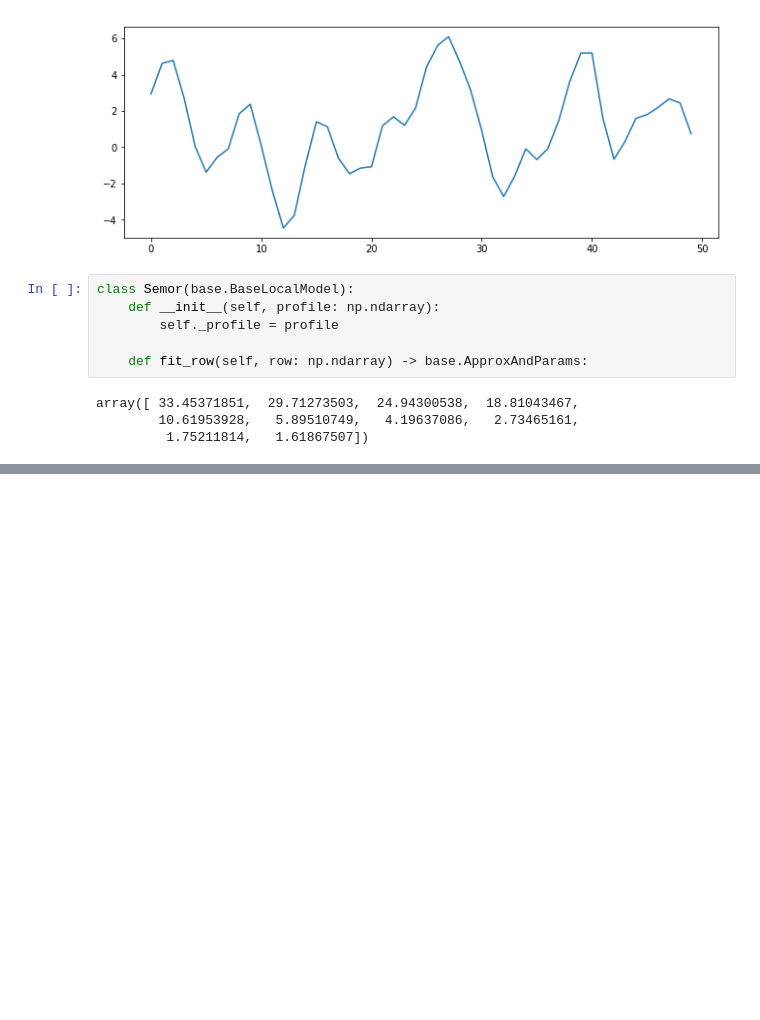
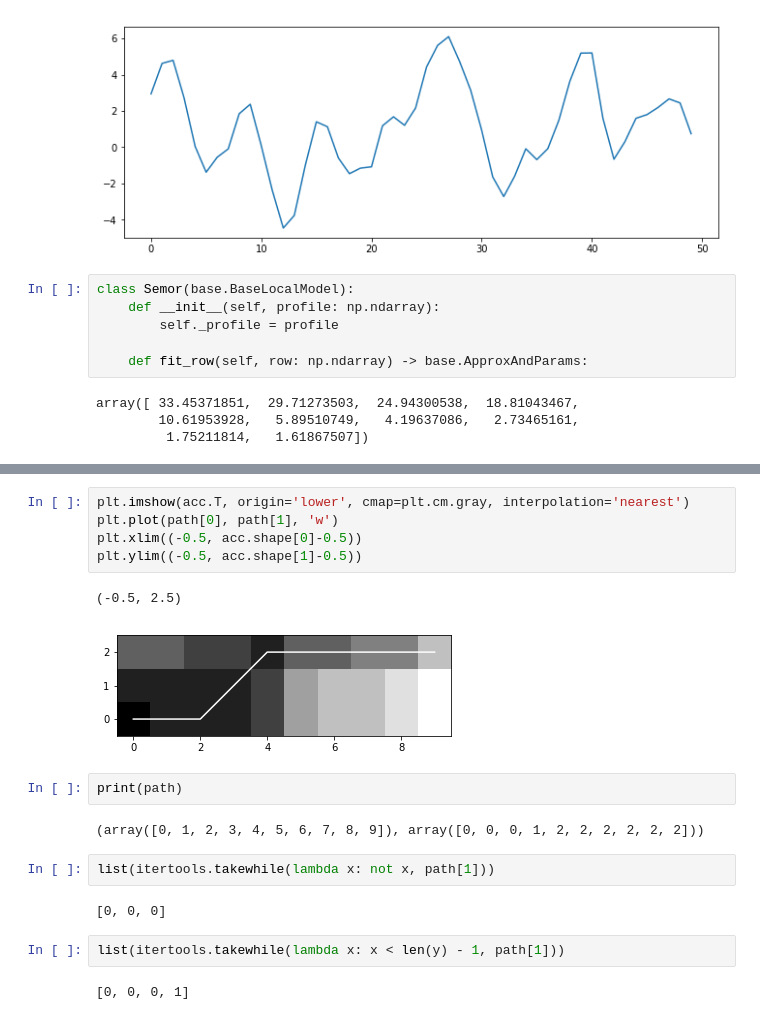
Before and after one commit to Intelligent-Systems-Phystech/BSThesis, a Jupyter notebook: Ivanychev2018/code/sandbox.ipynb, the cells around one changed output, grey strips where cells are left out. Cells and saved outputs as stored; diff of their text form; blank space fills up the shorter version.

```diff
--- a/Ivanychev2018/code/sandbox.ipynb
+++ b/Ivanychev2018/code/sandbox.ipynb
@@ -77,0 +93,20 @@ array([ 33.45371851,  29.71273503,  24.94300538,  18.81043467,
+# %%
+plt.imshow(acc.T, origin='lower', cmap=plt.cm.gray, interpolation='nearest')
+plt.plot(path[0], path[1], 'w')
+plt.xlim((-0.5, acc.shape[0]-0.5))
+plt.ylim((-0.5, acc.shape[1]-0.5))
+# %% [output]
+(-0.5, 2.5)
+[figure, added]
+# %%
+print(path)
+# %% [output]
+(array([0, 1, 2, 3, 4, 5, 6, 7, 8, 9]), array([0, 0, 0, 1, 2, 2, 2, 2, 2, 2]))
+# %%
+list(itertools.takewhile(lambda x: not x, path[1]))
+# %% [output]
+[0, 0, 0]
+# %%
+list(itertools.takewhile(lambda x: x < len(y) - 1, path[1]))
+# %% [output]
+[0, 0, 0, 1]
```
Also changed, not shown: parts of 11 cells of this notebook, 5 other files.
